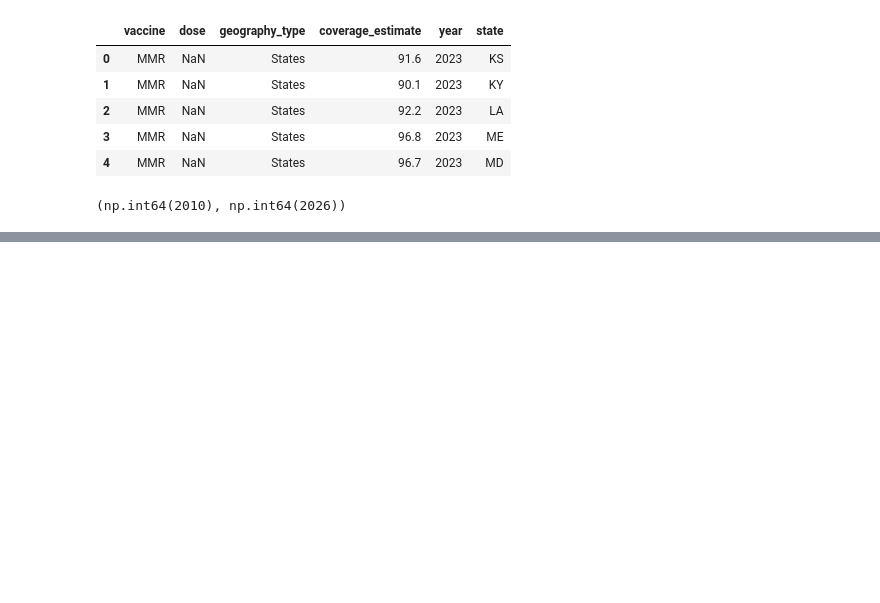
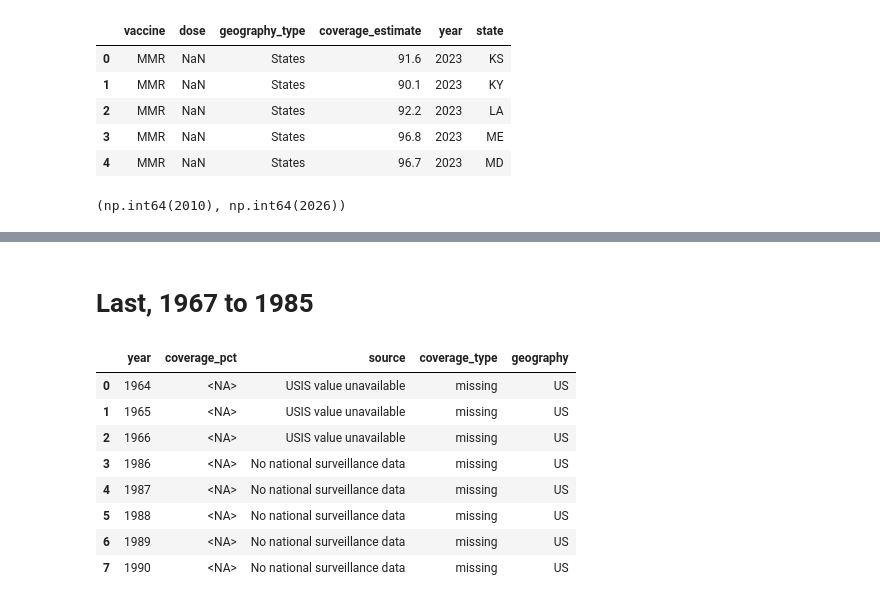
Before and after one commit to FusRaDa/biot670i_capstone_vaccination_project, a Jupyter notebook: rada_notebooks/04_measles_coverage_v_incidence.ipynb, the cells around one changed output, grey strips where cells are left out. Drawn from its saved outputs; the diff is of its cells as text; code cells hidden in the pictures; blank space fills up the shorter version.

```diff
--- a/rada_notebooks/04_measles_coverage_v_incidence.ipynb
+++ b/rada_notebooks/04_measles_coverage_v_incidence.ipynb
@@ -211,0 +422,27 @@ measles_schoolvaxview_df['year'].min(), measles_schoolvaxview_df['year'].max(),
+# %% [markdown]
+# Last, 1967 to 1985
+# %%
+import pandas as pd
+
+missing_coverage_df = pd.DataFrame({
+    "year": list(range(1964, 1967)) + list(range(1986, 1991)),
+    "coverage_pct": pd.NA,
+    "source": (
+        ["USIS value unavailable"] * 3
+        + ["No national surveillance data"] * 5
+    ),
+    "coverage_type": ["missing"] * 8,
+    "geography": ["US"] * 8
+})
+
+missing_coverage_df
+# %% [output]
+|  | year | coverage_pct | source | coverage_type | geography |
+| 0 | 1964 | <NA> | USIS value unavailable | missing | US |
+| 1 | 1965 | <NA> | USIS value unavailable | missing | US |
+| 2 | 1966 | <NA> | USIS value unavailable | missing | US |
+| 3 | 1986 | <NA> | No national surveillance data | missing | US |
+| 4 | 1987 | <NA> | No national surveillance data | missing | US |
+| 5 | 1988 | <NA> | No national surveillance data | missing | US |
+| 6 | 1989 | <NA> | No national surveillance data | missing | US |
+| 7 | 1990 | <NA> | No national surveillance data | missing | US |
```
Also changed, not shown: parts of 26 cells of this notebook, 4 other files.
